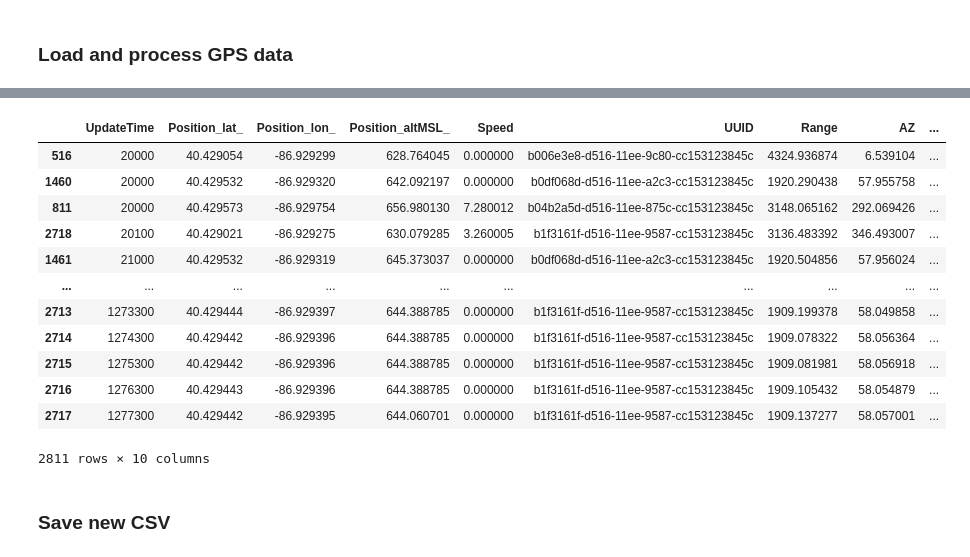
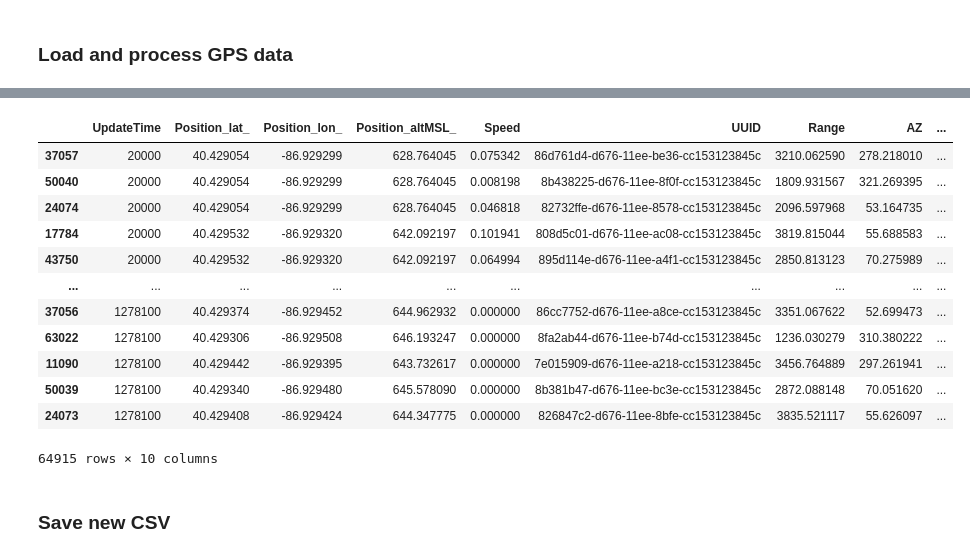
Before and after one commit to tuckerdickson/RADAR-Declutter, a Jupyter notebook: notebooks/gpsConversion.ipynb, the cells around one changed output, grey strips where cells are left out. Cells and saved outputs as stored; diff of their text form; code cells hidden in the pictures.

```diff
--- a/notebooks/gpsConversion.ipynb
+++ b/notebooks/gpsConversion.ipynb
@@ -28,19 +29,19 @@ from geopy import distance
 import math
 # %%
-in_gpsData = ['..\data/raw/gps/GPSData1.csv', '..\data/raw/gps/GPSData2.csv', '..\data/raw/gps/GPSData3.csv', '..\data/raw/gps/GPSData4.csv', '..\data/raw/gps/GPSData5.csv', '..\data/raw/gps/GPSData6.csv']
-
-generativeCycles = 5
-scalingRange = [0.5, 2.5]
+# Command line arguments
 
 parser = argparse.ArgumentParser(
                     prog='GPS Conversion',
                     description='Coverts GPS Data to a format resembling processed RADAR data. Files are pulled from data/raw/gps or the provided directory.')
 
 parser.add_argument('-l', '--trackLength', type=int, default=20, help="Tracks will be split into pieces of size trackLength.")
-parser.add_argument('-low', '--scalingLowerBound', type=int, default=1, help="Lower bound of the multiplier for scaling of input data.")
-parser.add_argument('-high', '--scalingUpperBound', type=int, default=1, help="Upper bound of the multiplier for scaling of input data.")
+parser.add_argument('-n', '--noise', type=float, default=0.2, help="Random noise magnitude")
+parser.add_argument('-scaleLow', '--scalingLowerBound', type=int, default=1, help="Lower bound of the multiplier for scaling of input data.")
+parser.add_argument('-scaleHigh', '--scalingUpperBound', type=int, default=2.5, help="Upper bound of the multiplier for scaling of input data.")
 parser.add_argument('-r', '--reverseTracks', type=bool, default=False, help="Adds reversed versions of each track to the output.")
-parser.add_argument('-c', '--cycles', type=int, default=1)
+parser.add_argument('-sampleLow', '--samplingLowerBound', type=int, default=2, help="Lower bound for sampling rate.")
+parser.add_argument('-sampleHigh', '--samplingUpperBound', type=int, default=2, help="Upper bound for sampling rate.")
+parser.add_argument('-c', '--cycles', type=int, default=5, help="Determines number of variations used for scaling/sampling")
 
 parser.add_argument('-in', "--inPath", type=str, default='../data/raw/gps/unprocessed', nargs='+', help="Processed all files in this directory")
 parser.add_argument('-out', "--outName", type=str, default='processedGPSData', nargs='+', help="Output filename")
@@ -146,14 +111,23 @@ gpsData = files
 
 generativeCycles = args.cycles
 scalingRange = [args.scalingLowerBound, args.scalingUpperBound]
+samplingRange = [args.samplingLowerBound, args.samplingUpperBound]
 
-#Take every 10th row from each .csv (1s intervals), leaving out first and last 10 seconds
-for data in gpsData:
-    gpsTracks.append(pd.read_csv(data).iloc[200:-200:10, :])
+#Loops for number of generativeCycles
+for rep in range(generativeCycles):
+    #Determine sampling/scaling values
+    sampling = samplingRange[0] + (samplingRange[1]-samplingRange[0])/(generativeCycles-1)*rep
+    scale = scalingRange[0] + (scalingRange[1]-scalingRange[0])/(generativeCycles-1)*rep
 
-for rep in range(generativeCycles):
-    print("Beginning cycle " + rep + ". Current scaling: " + scalingRange[0] + (scalingRange[1]-scalingRange[0])/generativeCycles*rep)
+    print("Beginning cycle " + str(rep+1) + ".")
+    print("Current scaling: " + str(scale))
+    print("Current sampling rate: " + str(sampling))
 
+    #picks every (samplingRate)th track, leaving out the first 20s of each track
+    for data in gpsData:
+        gpsTracks.append(pd.read_csv(data).iloc[200:-200:int(sampling), :])
+
+    #Loops through each file (each file is one track)
     for track in gpsTracks:
         data = track.copy()
 
@@ -170,7 +144,6 @@ for rep in range(generativeCycles):
         radarLat = np.random.uniform(-0.04, 0.04) + data['latitude'].iat[0]
         radarLon = np.random.uniform(-0.04, 0.04) + data['longitude'].iat[0]
         radarAlt = np.random.uniform(-200, 200) + data['altitude_above_seaLevel(feet)'].iat[0]
-        scale = scalingRange[0] + (scalingRange[1]-scalingRange[0])/generativeCycles*rep
 
         lastDiffX = 0
         lastDiffY = 0
@@ -180,17 +153,19 @@ for rep in range(generativeCycles):
         longNew[0] = data['longitude'].iat[0]
         altNew[0] = data['altitude_above_seaLevel(feet)'].iat[0]
 
+        #Used to match lat/lon with scaled speed (currently does not account for fast sampling)
         for i in range(len(data)-1):
             latNew[i+1] = scale*(data['latitude'].iat[i+1]-data['latitude'].iat[i]) + latNew[i]
             longNew[i+1] = scale*(data['longitude'].iat[i+1]-data['longitude'].iat[i]) + longNew[i]
             altNew[i+1] = scale*(data['altitude_above_seaLevel(feet)'].iat[i+1]-data['altitude_above_seaLevel(feet)'].iat[i]) + altNew[i]
-            #if (data['speed(mph)'].iat[i] == 0):
-            #    data['speed(mph)'].iat[i] = distance.distance([data['longitude'].iat[i+1], data['latitude'].iat[i+1]], [data['longitude'].iat[i], data['latitude'].iat[i]]).m
+            #Random noise
+            data['speed(mph)'].iat[i] = max(data['speed(mph)'].iat[i] + np.random.normal(0, args.noise), 0)
+            #data['speed(mph)'].iat[i] = (10/sampling) * distance.geodesic([data['longitude'].iat[i+1], data['latitude'].iat[i+1]], [data['longitude'].iat[i], data['latitude'].iat[i]]).meters
 
         data['latitude'] = latNew
         data['longitude'] = longNew
         data['altitude_above_seaLevel(feet)'] = altNew
-        data['speed(mph)'] *= scale
+        data['speed(mph)'] *= scale#*sampling/10
 
         #Split every 20th track
         for i in range(len(data)):
@@ -219,6 +194,7 @@ for rep in range(generativeCycles):
 
             # speed unit conversion
             data['speed(mph)'].iat[i]*=0.44704
+            #data['speed(mph)'].iat[i] = max(data['speed(mph)'].iat[i] + np.random.normal(0, args.noise), 0)
 
         data['UUID'] = track_IDs
         data['Range'] = ranges
@@ -239,6 +215,8 @@ for rep in range(generativeCycles):
 
             finalTracks.append(data_r.iloc[1:])
 
+    gpsTracks = []
+
 df_gps = pd.concat(finalTracks, ignore_index=True)
 df_gps = df_gps.sort_values(by='time(millisecond)', ascending=True)
 df_gps.name = 'gpsData.csv'
@@ -248,7 +226,4 @@ df_gps = df_gps.drop(columns=NI_GPS)
 
 # rename all of the gps columns to match ecco
 df_gps = df_gps.rename(columns=GPS_MAP, errors='raise')
-
-# show dataframe
-df_gps
 # %% [output]
@@ -255,16 +245,16 @@ df_gps
 |  | UpdateTime | Position_lat_ | Position_lon_ | Position_altMSL_ | Speed | UUID | Range | AZ | ... |
-| 516 | 20000 | 40.429054 | -86.929299 | 628.764045 | 0.000000 | b006e3e8-d516-11ee-9c80-cc153123845c | 4324.936874 | 6.539104 | ... |
-| 1460 | 20000 | 40.429532 | -86.929320 | 642.092197 | 0.000000 | b0df068d-d516-11ee-a2c3-cc153123845c | 1920.290438 | 57.955758 | ... |
-| 811 | 20000 | 40.429573 | -86.929754 | 656.980130 | 7.280012 | b04b2a5d-d516-11ee-875c-cc153123845c | 3148.065162 | 292.069426 | ... |
-| 2718 | 20100 | 40.429021 | -86.929275 | 630.079285 | 3.260005 | b1f3161f-d516-11ee-9587-cc153123845c | 3136.483392 | 346.493007 | ... |
-| 1461 | 21000 | 40.429532 | -86.929319 | 645.373037 | 0.000000 | b0df068d-d516-11ee-a2c3-cc153123845c | 1920.504856 | 57.956024 | ... |
+| 37057 | 20000 | 40.429054 | -86.929299 | 628.764045 | 0.075342 | 86d761d4-d676-11ee-be36-cc153123845c | 3210.062590 | 278.218010 | ... |
+| 50040 | 20000 | 40.429054 | -86.929299 | 628.764045 | 0.008198 | 8b438225-d676-11ee-8f0f-cc153123845c | 1809.931567 | 321.269395 | ... |
+| 24074 | 20000 | 40.429054 | -86.929299 | 628.764045 | 0.046818 | 82732ffe-d676-11ee-8578-cc153123845c | 2096.597968 | 53.164735 | ... |
+| 17784 | 20000 | 40.429532 | -86.929320 | 642.092197 | 0.101941 | 808d5c01-d676-11ee-ac08-cc153123845c | 3819.815044 | 55.688583 | ... |
+| 43750 | 20000 | 40.429532 | -86.929320 | 642.092197 | 0.064994 | 895d114e-d676-11ee-a4f1-cc153123845c | 2850.813123 | 70.275989 | ... |
 | ... | ... | ... | ... | ... | ... | ... | ... | ... | ... |
-| 2713 | 1273300 | 40.429444 | -86.929397 | 644.388785 | 0.000000 | b1f3161f-d516-11ee-9587-cc153123845c | 1909.199378 | 58.049858 | ... |
-| 2714 | 1274300 | 40.429442 | -86.929396 | 644.388785 | 0.000000 | b1f3161f-d516-11ee-9587-cc153123845c | 1909.078322 | 58.056364 | ... |
-| 2715 | 1275300 | 40.429442 | -86.929396 | 644.388785 | 0.000000 | b1f3161f-d516-11ee-9587-cc153123845c | 1909.081981 | 58.056918 | ... |
-| 2716 | 1276300 | 40.429443 | -86.929396 | 644.388785 | 0.000000 | b1f3161f-d516-11ee-9587-cc153123845c | 1909.105432 | 58.054879 | ... |
-| 2717 | 1277300 | 40.429442 | -86.929395 | 644.060701 | 0.000000 | b1f3161f-d516-11ee-9587-cc153123845c | 1909.137277 | 58.057001 | ... |
+| 37056 | 1278100 | 40.429374 | -86.929452 | 644.962932 | 0.000000 | 86cc7752-d676-11ee-a8ce-cc153123845c | 3351.067622 | 52.699473 | ... |
+| 63022 | 1278100 | 40.429306 | -86.929508 | 646.193247 | 0.000000 | 8fa2ab44-d676-11ee-b74d-cc153123845c | 1236.030279 | 310.380222 | ... |
+| 11090 | 1278100 | 40.429442 | -86.929395 | 643.732617 | 0.000000 | 7e015909-d676-11ee-a218-cc153123845c | 3456.764889 | 297.261941 | ... |
+| 50039 | 1278100 | 40.429340 | -86.929480 | 645.578090 | 0.000000 | 8b381b47-d676-11ee-bc3e-cc153123845c | 2872.088148 | 70.051620 | ... |
+| 24073 | 1278100 | 40.429408 | -86.929424 | 644.347775 | 0.000000 | 826847c2-d676-11ee-8bfe-cc153123845c | 3835.521117 | 55.626097 | ... |
-2811 rows × 10 columns
+64915 rows × 10 columns
 # %% [markdown]
 ### Save new CSV
 # %%
```
Also changed, not shown: parts of 6 cells of this notebook, 6 other files.
